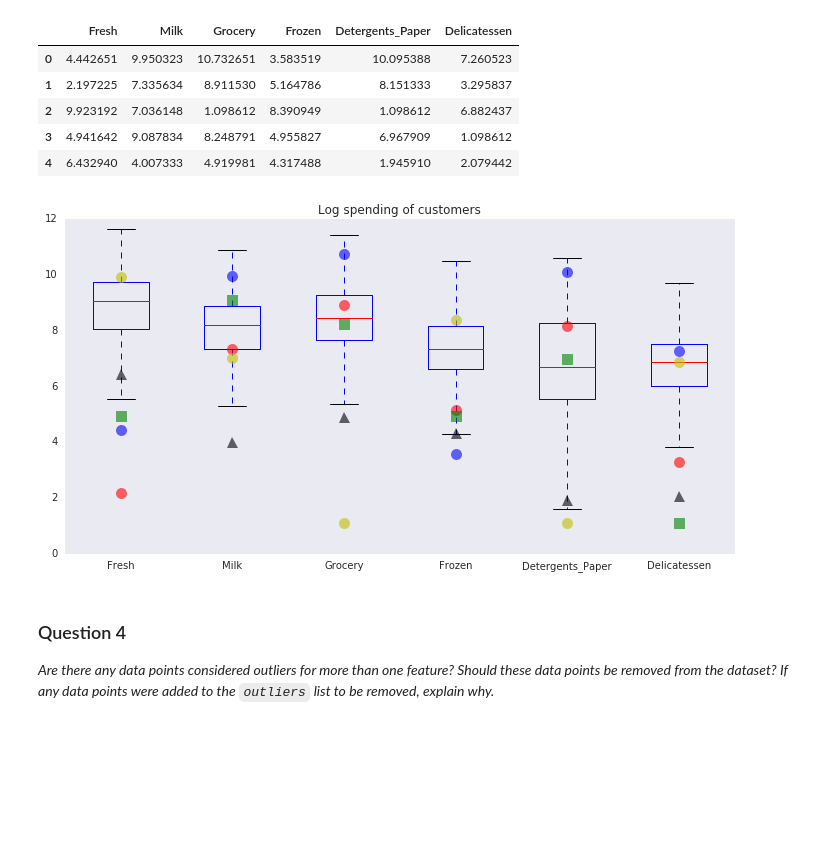
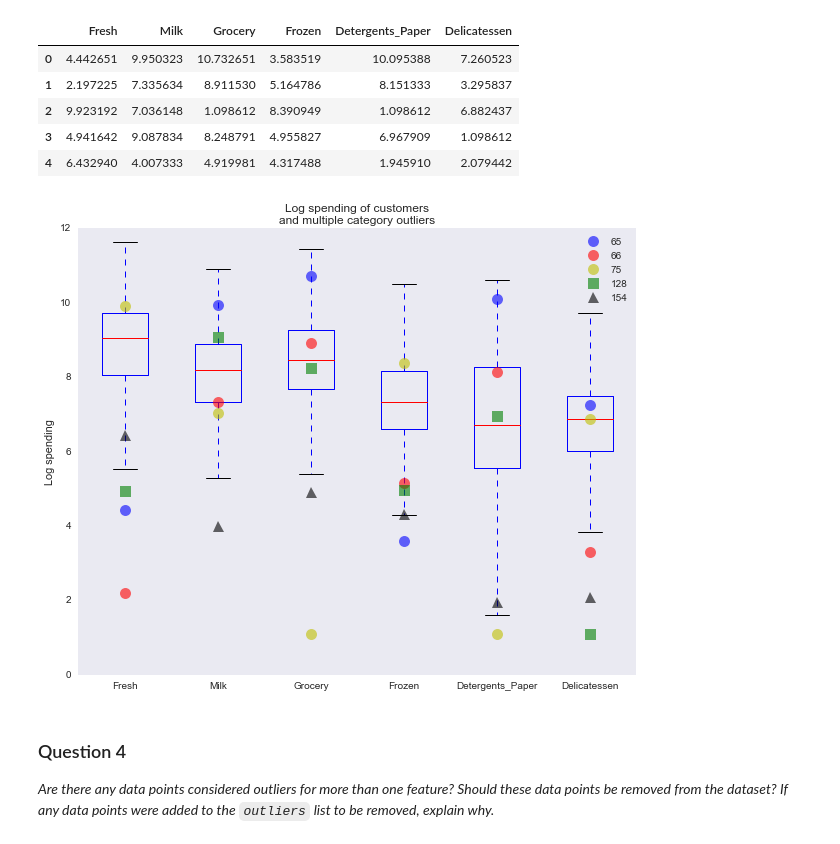
Before and after one commit to kcbighuge/p3-customer-segments, a Jupyter notebook: customer_segments_NEW.ipynb, the cells around one changed output. Drawn from its saved outputs; the diff is of its cells as text; code cells hidden in the pictures; blank space fills up the shorter version.

```diff
--- a/customer_segments_NEW.ipynb
+++ b/customer_segments_NEW.ipynb
@@ -304,22 +306,24 @@ df_outliers
 | 4 | 6.432940 | 4.007333 | 4.919981 | 4.317488 | 1.945910 | 2.079442 |
 # %%
 # boxplot of log spending
-plt.figure(figsize=(12, 6))
+plt.figure(figsize=(10, 8))
 plt.xticks(rotation=60, ha="right")
-plt.title('Log spending of customers')
+plt.title('Log spending of customers\nand multiple category outliers')
 plt.xticks(ha="center")
 
-_ = log_data.boxplot(column=list(data.columns), grid=False, return_type='axes')
+ax = log_data.boxplot(column=list(data.columns), grid=False, return_type='axes')
 
 # plot outliers points
 styles = ['bo', 'ro', 'yo', 'gs', 'k^']
 for i in xrange(len(outliers)):
-    #plt.scatter(np.arange(len(df_outliers.columns))+1,
-     #           df_outliers.ix[i],
-      #          marker=styles[i], alpha=0.5)
-    plt.plot(np.arange(len(df_outliers.columns))+1, df_outliers.ix[i], styles[i], alpha=0.6, markersize=11)
+    ax.plot(np.arange(len(df_outliers.columns))+1,
+            df_outliers.ix[i],
+            styles[i], alpha=0.6, markersize=11, label=outliers[i])
+ax.set_xlabel('Categories')
+ax.set_ylabel('Log spending')
+ax.legend(loc=1);
 # %% [output]
-[figure, old version]
+[figure, new version]
 # %% [markdown]
 ### Question 4
 *Are there any data points considered outliers for more than one feature? Should these data points be removed from the dataset? If any data points were added to the `outliers` list to be removed, explain why.*
```
Also changed, not shown: parts of 9 cells of this notebook.
